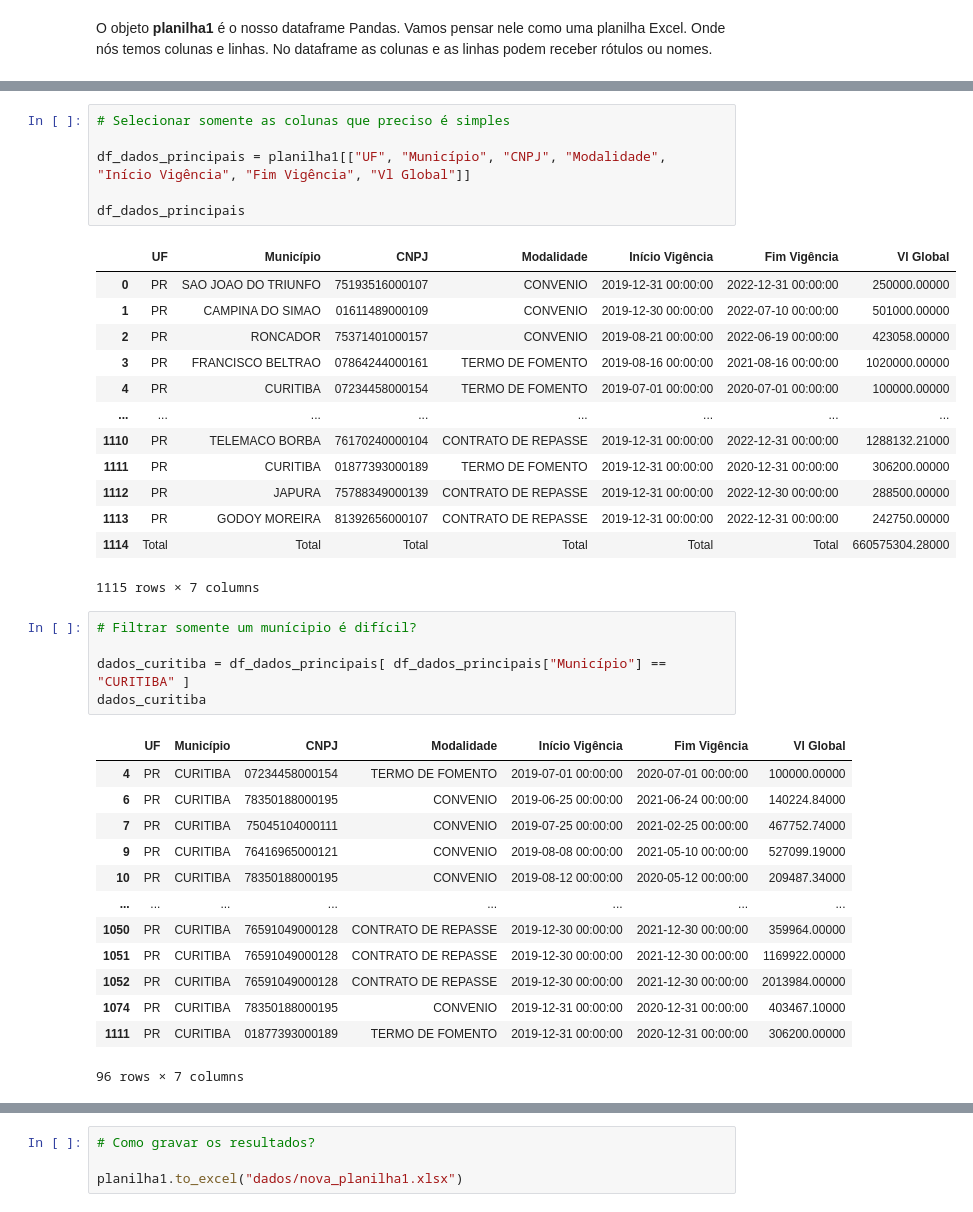
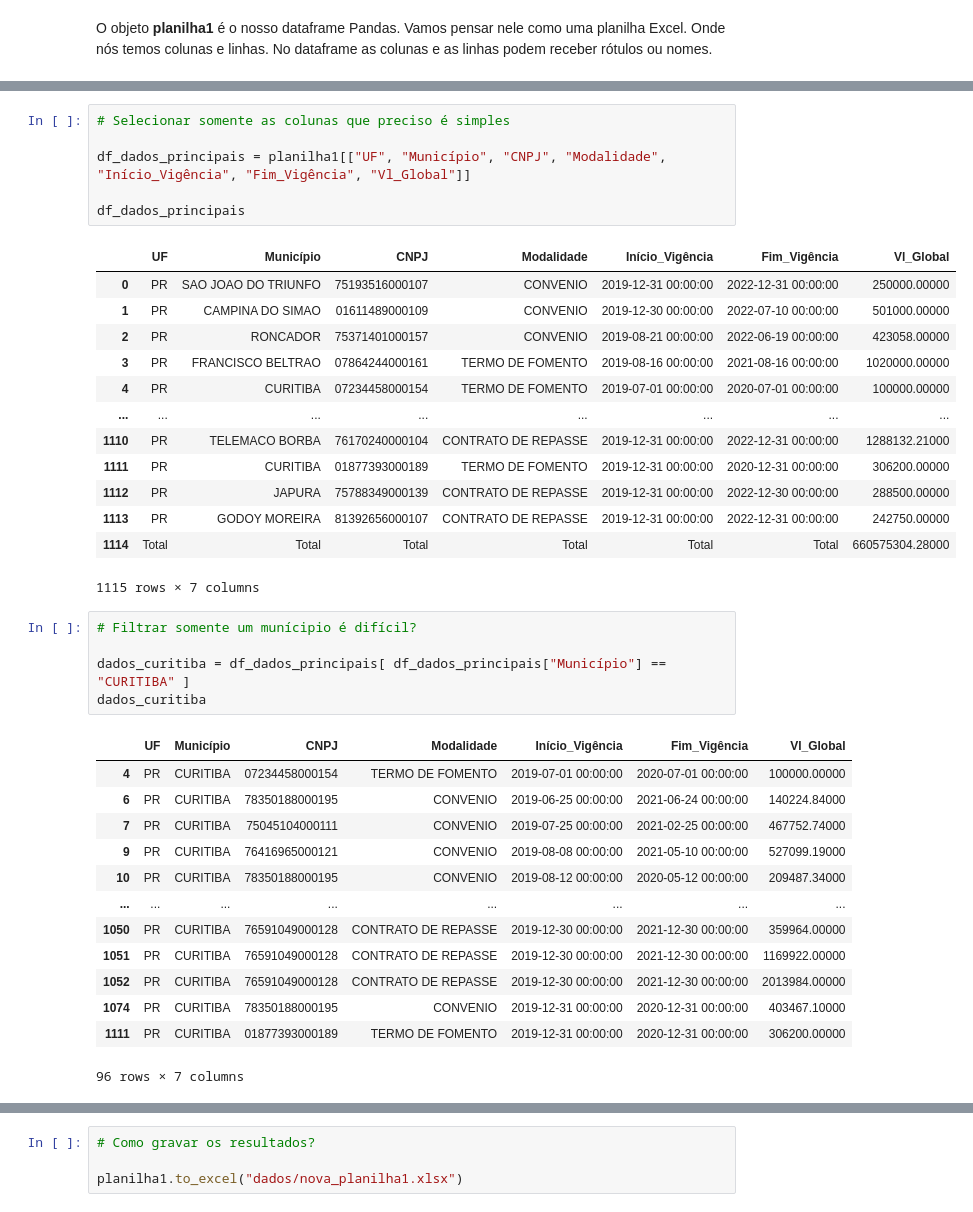
Before and after one commit to awillsousa/OficinaPandas, a Jupyter notebook: Pandas e Arquivos.ipynb, the cells around one changed output, grey strips where cells are left out. Saved outputs shown, nothing was run; the diff lists cells and outputs as text.

```diff
--- a/Pandas e Arquivos.ipynb
+++ b/Pandas e Arquivos.ipynb
@@ -142,11 +162,11 @@ planilha1.tail(100).head(5)
 # %%
 # Selecionar somente as colunas que preciso é simples
 
-df_dados_principais = planilha1[["UF", "Município", "CNPJ", "Modalidade", "Início Vigência", "Fim Vigência", "Vl Global"]]
+df_dados_principais = planilha1[["UF", "Município", "CNPJ", "Modalidade", "Início_Vigência", "Fim_Vigência", "Vl_Global"]]
 
 df_dados_principais
 # %% [output]
-|  | UF | Município | CNPJ | Modalidade | Início Vigência | Fim Vigência | Vl Global |
+|  | UF | Município | CNPJ | Modalidade | Início_Vigência | Fim_Vigência | Vl_Global |
 | 0 | PR | SAO JOAO DO TRIUNFO | 75193516000107 | CONVENIO | 2019-12-31 00:00:00 | 2022-12-31 00:00:00 | 250000.00000 |
 | 1 | PR | CAMPINA DO SIMAO | 01611489000109 | CONVENIO | 2019-12-30 00:00:00 | 2022-07-10 00:00:00 | 501000.00000 |
 | 2 | PR | RONCADOR | 75371401000157 | CONVENIO | 2019-08-21 00:00:00 | 2022-06-19 00:00:00 | 423058.00000 |
@@ -165,7 +185,7 @@ df_dados_principais
 dados_curitiba = df_dados_principais[ df_dados_principais["Município"] == "CURITIBA" ]
 dados_curitiba
 # %% [output]
-|  | UF | Município | CNPJ | Modalidade | Início Vigência | Fim Vigência | Vl Global |
+|  | UF | Município | CNPJ | Modalidade | Início_Vigência | Fim_Vigência | Vl_Global |
 | 4 | PR | CURITIBA | 07234458000154 | TERMO DE FOMENTO | 2019-07-01 00:00:00 | 2020-07-01 00:00:00 | 100000.00000 |
 | 6 | PR | CURITIBA | 78350188000195 | CONVENIO | 2019-06-25 00:00:00 | 2021-06-24 00:00:00 | 140224.84000 |
 | 7 | PR | CURITIBA | 75045104000111 | CONVENIO | 2019-07-25 00:00:00 | 2021-02-25 00:00:00 | 467752.74000 |
```
Also changed, not shown: parts of 12 cells of this notebook, 2 other files.
